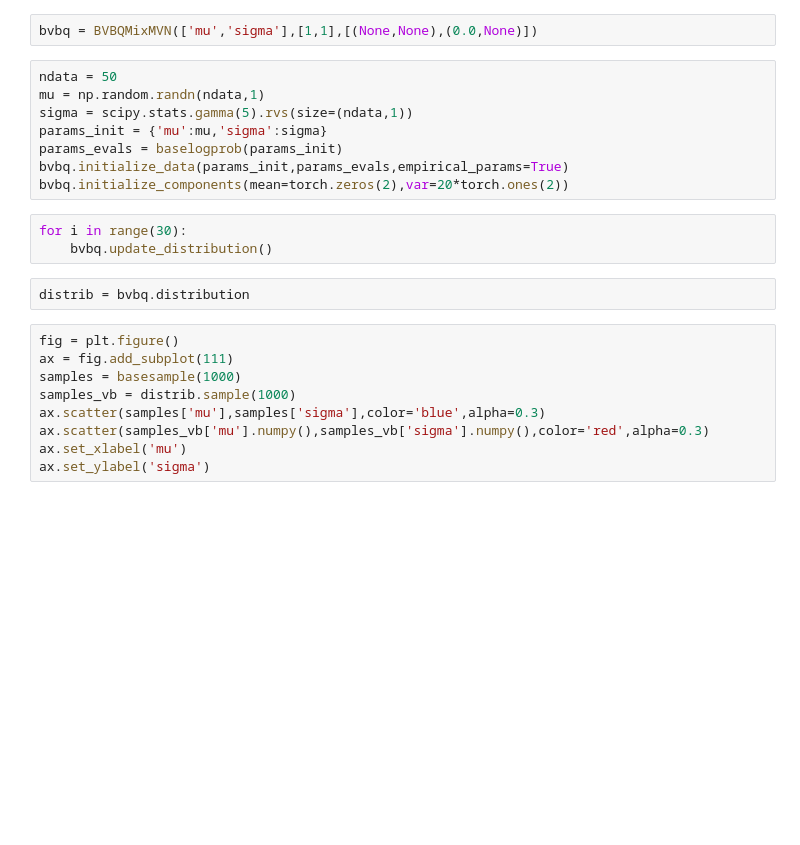
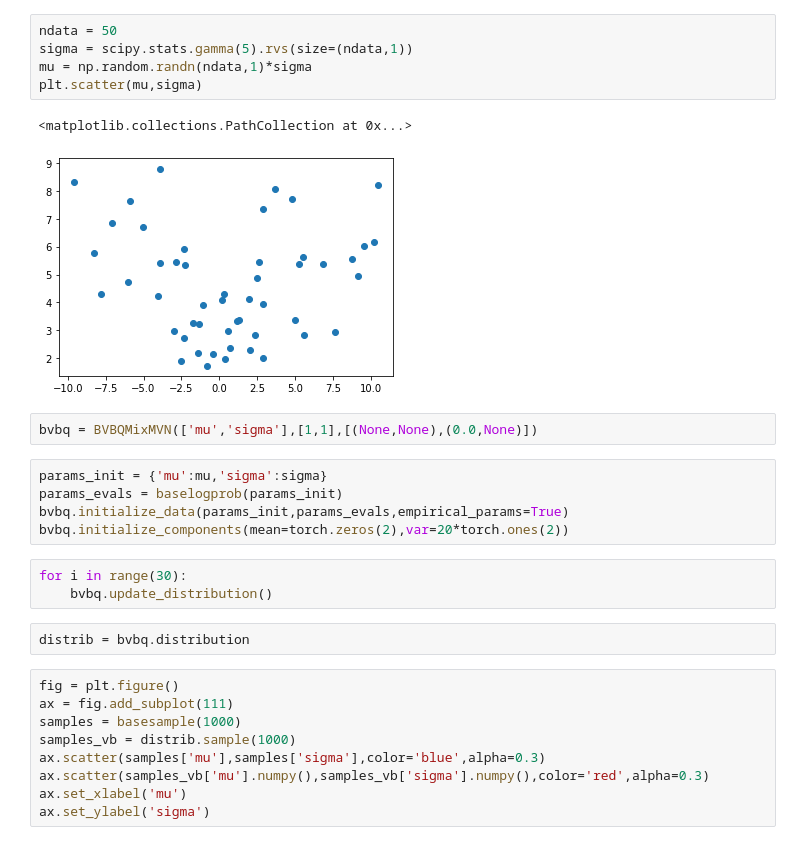
Before and after one commit to DFNaiff/BVBQ, a Jupyter notebook: toybox/bvbq_torch_warped_params_interface.ipynb, the cells around one changed output. Cells and saved outputs as stored; diff of their text form; blank space fills up the shorter version.

```diff
--- a/toybox/bvbq_torch_warped_params_interface.ipynb
+++ b/toybox/bvbq_torch_warped_params_interface.ipynb
@@ -54,9 +83,14 @@ ax.plot_surface(mu_plot,sigma_plot,np.exp(zplot))
+# %%
+ndata = 50
+sigma = scipy.stats.gamma(5).rvs(size=(ndata,1))
+mu = np.random.randn(ndata,1)*sigma
+plt.scatter(mu,sigma)
+# %% [output]
+<matplotlib.collections.PathCollection at 0x...>
+[figure, added]
 # %%
 bvbq = BVBQMixMVN(['mu','sigma'],[1,1],[(None,None),(0.0,None)])
 # %%
-ndata = 50
-mu = np.random.randn(ndata,1)
-sigma = scipy.stats.gamma(5).rvs(size=(ndata,1))
 params_init = {'mu':mu,'sigma':sigma}
 params_evals = baselogprob(params_init)
 bvbq.initialize_data(params_init,params_evals,empirical_params=True)
```
Also changed, not shown: parts of 10 cells of this notebook, 18 other files.
